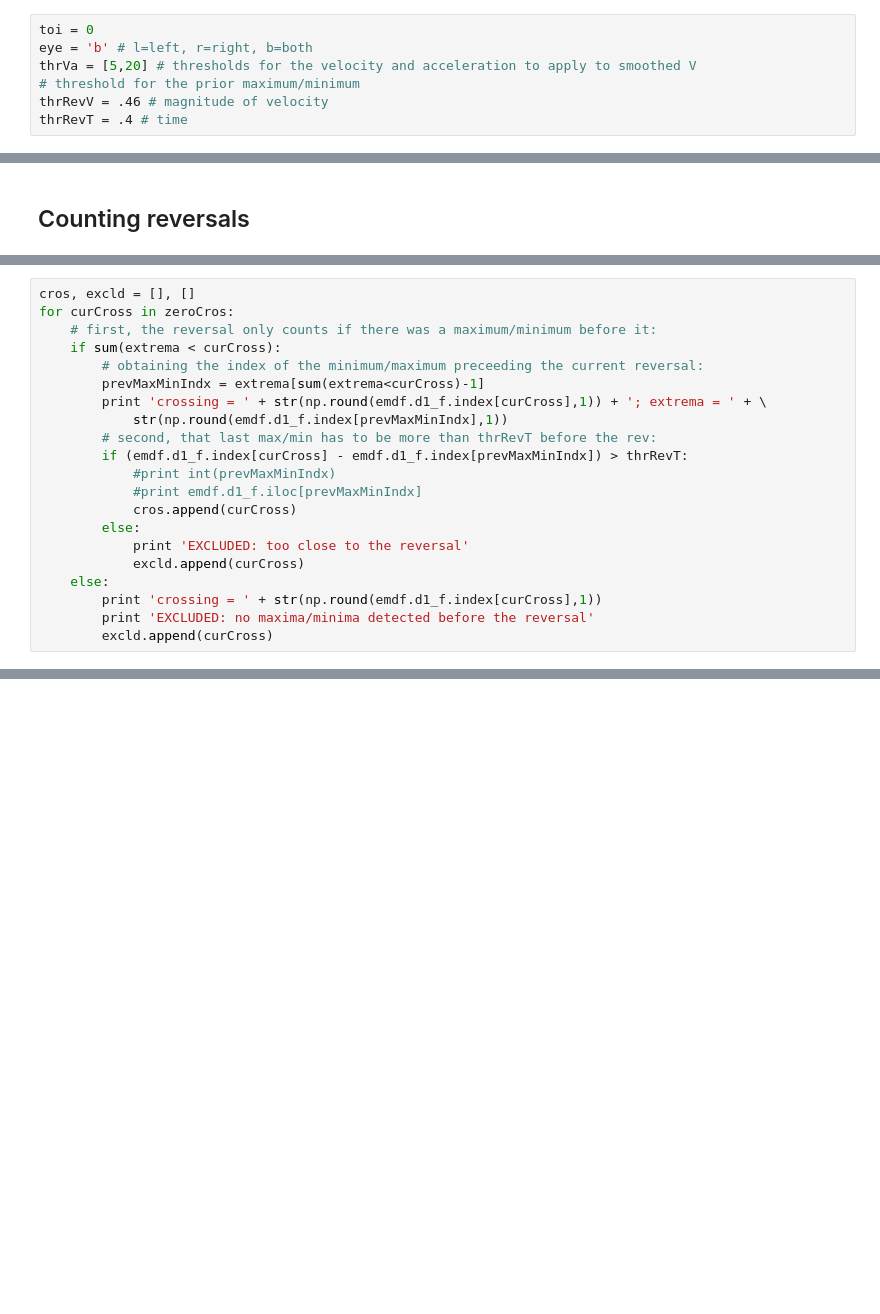
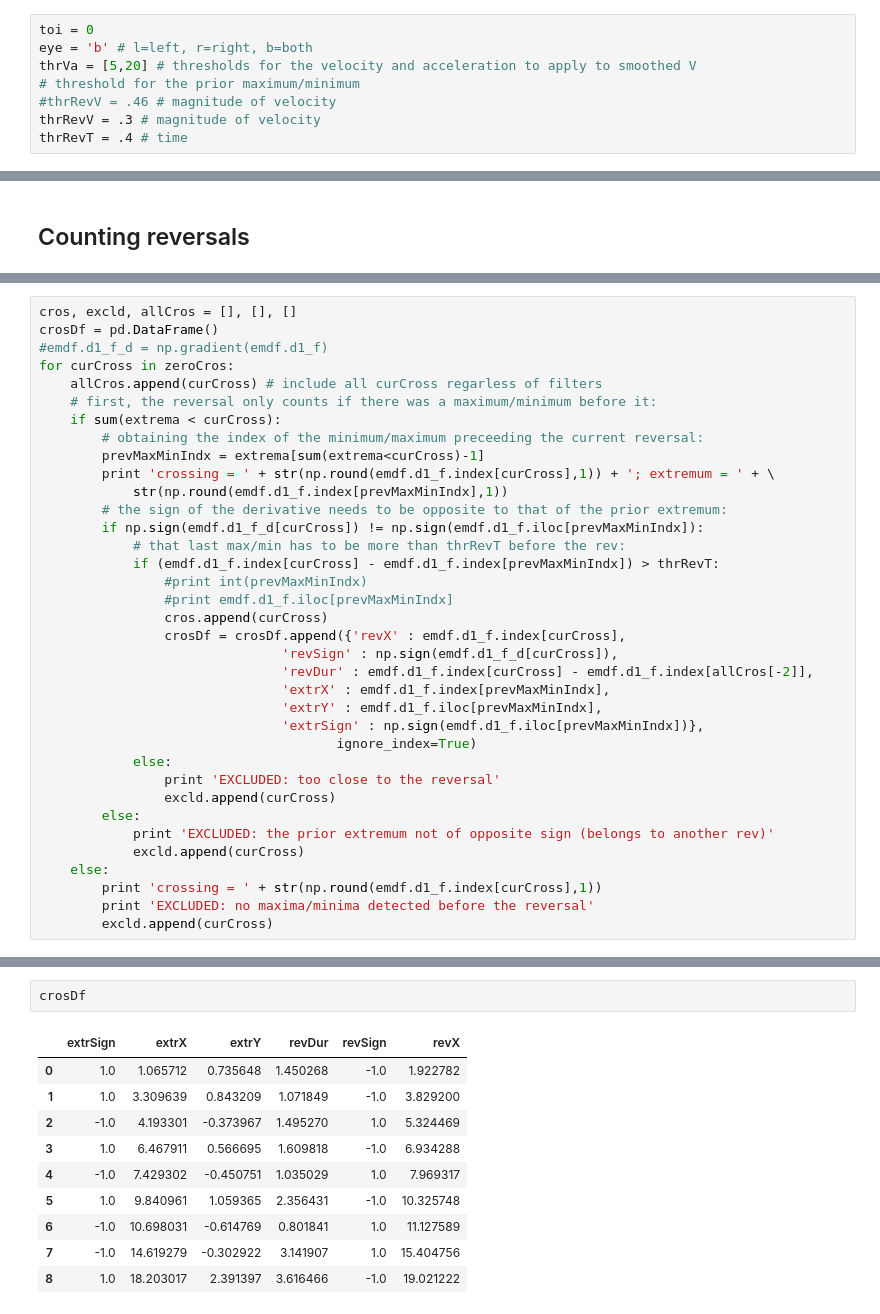
Before and after one commit to egorananyev/dg, a Jupyter notebook: an/em.ipynb, the cells around one changed output, grey strips where cells are left out. Drawn from its saved outputs; the diff is of its cells as text; blank space fills up the shorter version.

```diff
--- a/an/em.ipynb
+++ b/an/em.ipynb
@@ -17,7 +17,8 @@ toi = 0
 eye = 'b' # l=left, r=right, b=both
 thrVa = [5,20] # thresholds for the velocity and acceleration to apply to smoothed V
 # threshold for the prior maximum/minimum
-thrRevV = .46 # magnitude of velocity
+#thrRevV = .46 # magnitude of velocity
+thrRevV = .3 # magnitude of velocity
 thrRevT = .4 # time
 # %%
 threshSm = [5,20]
@@ -332,19 +351,34 @@ time points of the extrema that pass velocity (magnitude) threshold:
 # %%
-cros, excld = [], []
+cros, excld, allCros = [], [], []
+crosDf = pd.DataFrame()
+#emdf.d1_f_d = np.gradient(emdf.d1_f)
 for curCross in zeroCros:
+    allCros.append(curCross) # include all curCross regarless of filters
     # first, the reversal only counts if there was a maximum/minimum before it:
     if sum(extrema < curCross):
         # obtaining the index of the minimum/maximum preceeding the current reversal:
         prevMaxMinIndx = extrema[sum(extrema<curCross)-1]
-        print 'crossing = ' + str(np.round(emdf.d1_f.index[curCross],1)) + '; extrema = ' + \
+        print 'crossing = ' + str(np.round(emdf.d1_f.index[curCross],1)) + '; extremum = ' + \
             str(np.round(emdf.d1_f.index[prevMaxMinIndx],1))
-        # second, that last max/min has to be more than thrRevT before the rev:
-        if (emdf.d1_f.index[curCross] - emdf.d1_f.index[prevMaxMinIndx]) > thrRevT:
-            #print int(prevMaxMinIndx)
-            #print emdf.d1_f.iloc[prevMaxMinIndx]
-            cros.append(curCross)
+        # the sign of the derivative needs to be opposite to that of the prior extremum:
+        if np.sign(emdf.d1_f_d[curCross]) != np.sign(emdf.d1_f.iloc[prevMaxMinIndx]):
+            # that last max/min has to be more than thrRevT before the rev:
+            if (emdf.d1_f.index[curCross] - emdf.d1_f.index[prevMaxMinIndx]) > thrRevT:
+                #print int(prevMaxMinIndx)
+                #print emdf.d1_f.iloc[prevMaxMinIndx]
+                cros.append(curCross)
+                crosDf = crosDf.append({'revX' : emdf.d1_f.index[curCross],
+                               'revSign' : np.sign(emdf.d1_f_d[curCross]),
+                               'revDur' : emdf.d1_f.index[curCross] - emdf.d1_f.index[allCros[-2]],
+                               'extrX' : emdf.d1_f.index[prevMaxMinIndx],
+                               'extrY' : emdf.d1_f.iloc[prevMaxMinIndx],
+                               'extrSign' : np.sign(emdf.d1_f.iloc[prevMaxMinIndx])},
+                                      ignore_index=True)
+            else:
+                print 'EXCLUDED: too close to the reversal'
+                excld.append(curCross)
         else:
-            print 'EXCLUDED: too close to the reversal'
+            print 'EXCLUDED: the prior extremum not of opposite sign (belongs to another rev)'
             excld.append(curCross)
     else:
         print 'crossing = ' + str(np.round(emdf.d1_f.index[curCross],1))
@@ -366,0 +403,13 @@ crossing = 19.1; extrema = 17.3
+# %%
+crosDf
+# %% [output]
+|  | extrSign | extrX | extrY | revDur | revSign | revX |
+| 0 | 1.0 | 1.065712 | 0.735648 | 1.450268 | -1.0 | 1.922782 |
+| 1 | 1.0 | 3.309639 | 0.843209 | 1.071849 | -1.0 | 3.829200 |
+| 2 | -1.0 | 4.193301 | -0.373967 | 1.495270 | 1.0 | 5.324469 |
+| 3 | 1.0 | 6.467911 | 0.566695 | 1.609818 | -1.0 | 6.934288 |
+| 4 | -1.0 | 7.429302 | -0.450751 | 1.035029 | 1.0 | 7.969317 |
+| 5 | 1.0 | 9.840961 | 1.059365 | 2.356431 | -1.0 | 10.325748 |
+| 6 | -1.0 | 10.698031 | -0.614769 | 0.801841 | 1.0 | 11.127589 |
+| 7 | -1.0 | 14.619279 | -0.302922 | 3.141907 | 1.0 | 15.404756 |
+| 8 | 1.0 | 18.203017 | 2.391397 | 3.616466 | -1.0 | 19.021222 |
```
Also changed, not shown: parts of 17 cells of this notebook.
